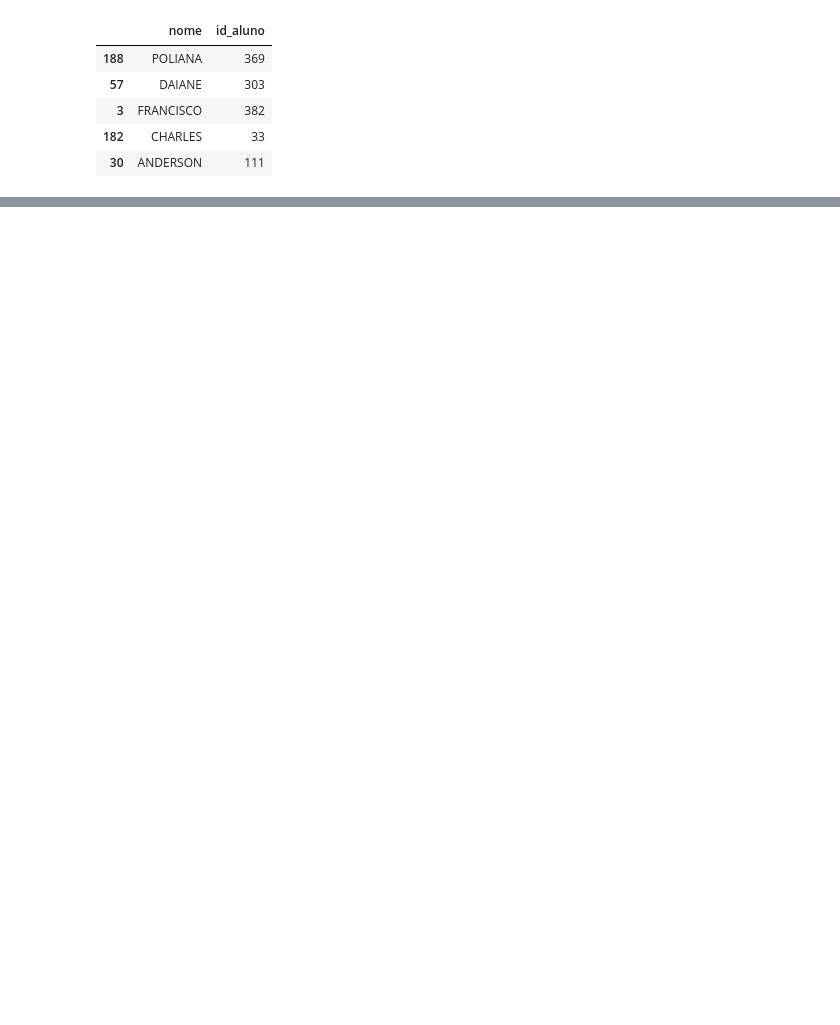
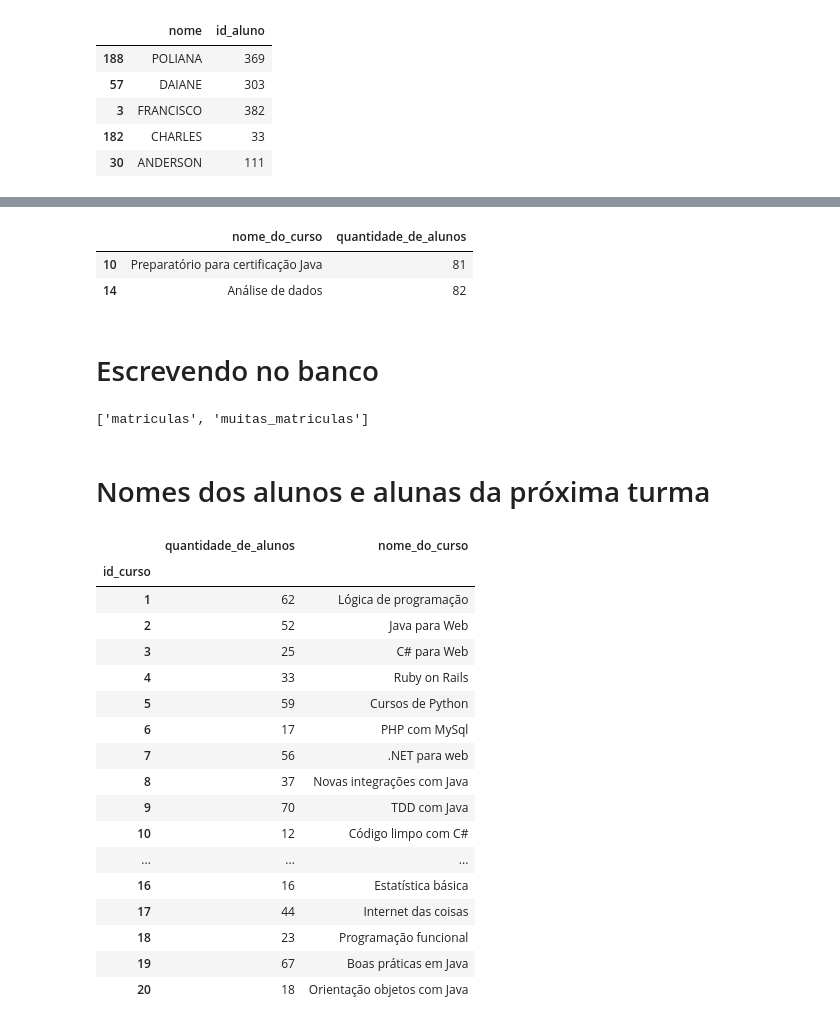
Before and after one commit to jeanhrsouza/ds-pandas-io, a Jupyter notebook: PandasIO.ipynb, the cells around one changed output, grey strips where cells are left out. Drawn from its saved outputs; the diff is of its cells as text; code cells hidden in the pictures; blank space fills up the shorter version.

```diff
--- a/PandasIO.ipynb
+++ b/PandasIO.ipynb
@@ -105,0 +327,2 @@ nomes.sample(5)
+# %%
+matriculas_por_curso = matriculas.groupby('id_curso').count().join(cursos['nome_do_curso']).rename(columns = {'id_aluno':'quantidade_de_alunos'})
@@ -105,0 +487,8 @@ nomes.sample(5)
+# %%
+muitas_matriculas
+# %% [output]
+|  | nome_do_curso | quantidade_de_alunos |
+| 10 | Preparatório para certificação Java | 81 |
+| 14 | Análise de dados | 82 |
+# %% [markdown]
+# Escrevendo no banco
@@ -105,0 +497,27 @@ nomes.sample(5)
+# %%
+print(engine.table_names())
+# %% [output]
+['matriculas', 'muitas_matriculas']
+# %% [markdown]
+# Nomes dos alunos e alunas da próxima turma
+# %%
+matriculas_por_curso.head(20)
+# %% [output]
+|  | quantidade_de_alunos | nome_do_curso |
+| id_curso |  |  |
+| 1 | 62 | Lógica de programação |
+| 2 | 52 | Java para Web |
+| 3 | 25 | C# para Web |
+| 4 | 33 | Ruby on Rails |
+| 5 | 59 | Cursos de Python |
+| 6 | 17 | PHP com MySql |
+| 7 | 56 | .NET para web |
+| 8 | 37 | Novas integrações com Java |
+| 9 | 70 | TDD com Java |
+| 10 | 12 | Código limpo com C# |
+| ... | ... | ... |
+| 16 | 16 | Estatística básica |
+| 17 | 44 | Internet das coisas |
+| 18 | 23 | Programação funcional |
+| 19 | 67 | Boas práticas em Java |
+| 20 | 18 | Orientação objetos com Java |
```
Also changed, not shown: parts of 95 cells of this notebook, 3 other files.
